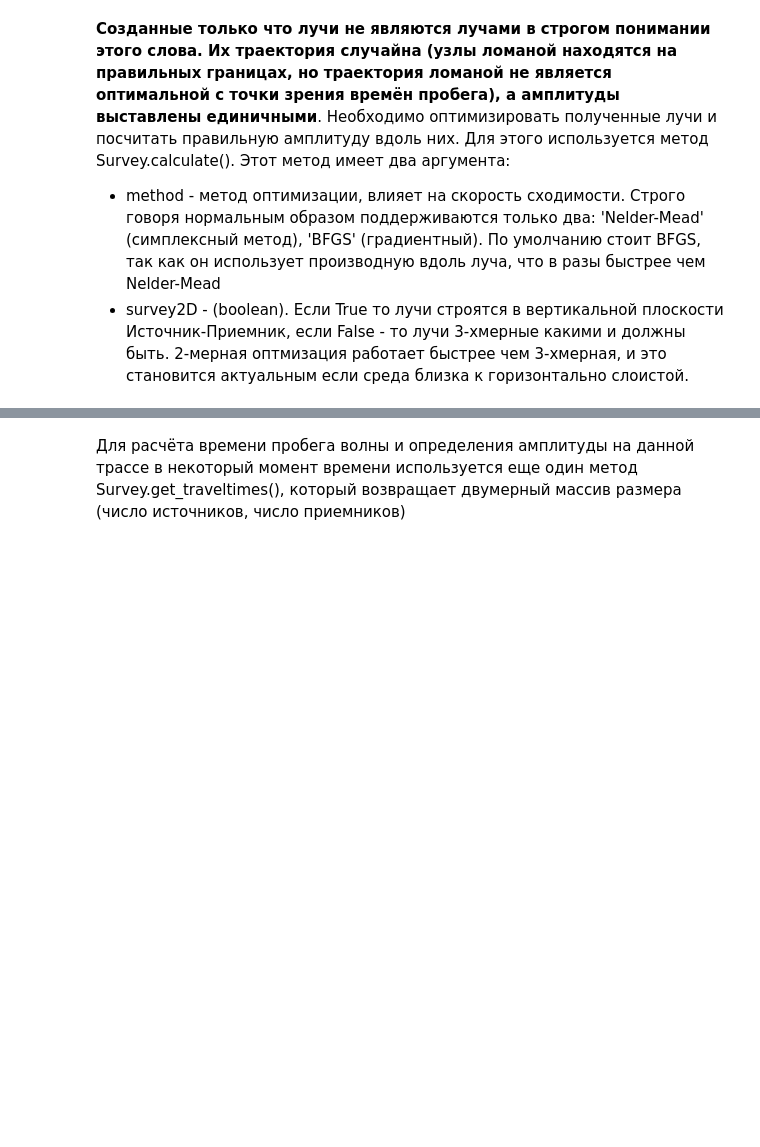
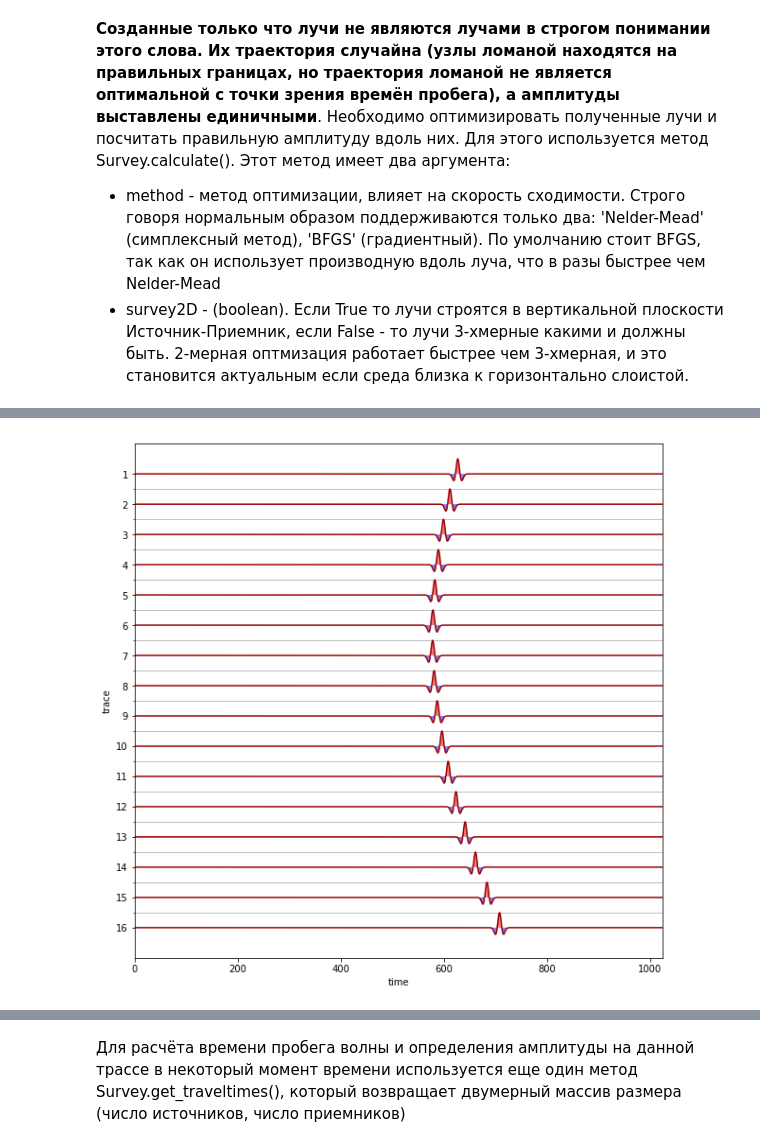
Before and after one commit to loginovgeorgy/seistools, a Jupyter notebook: QuickStart_LG.ipynb, the cells around one changed output, grey strips where cells are left out. Drawn from its saved outputs; the diff is of its cells as text; code cells hidden in the pictures; blank space fills up the shorter version.

```diff
--- a/QuickStart_LG.ipynb
+++ b/QuickStart_LG.ipynb
@@ -308,0 +326,5 @@ Wall time: 39.3 s
+# %%
+traces = seislet.seismic_signal(tau=survey_profile.traveltimes.T, ns=1024)
+plot_seismic.plot_traces(traces, fill_positive=True, fill_negative='b', invert_y_axis=True, font_size=10)
+# %% [output]
+[figure, added]
```
Also changed, not shown: parts of 9 cells of this notebook, 4 other files.
